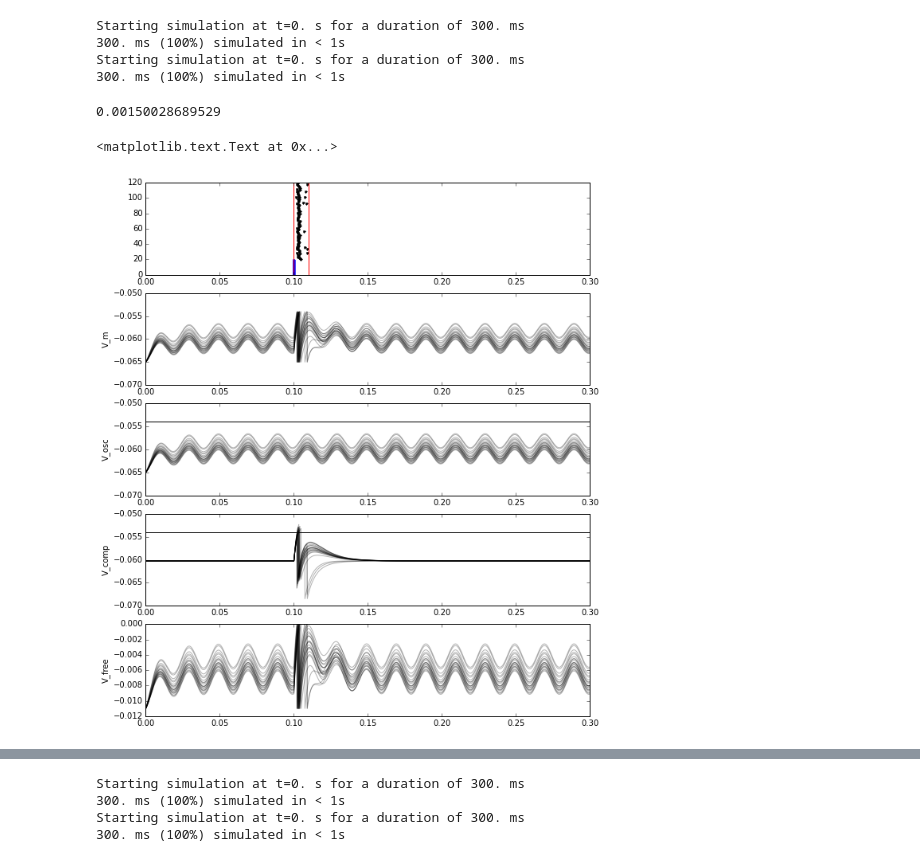
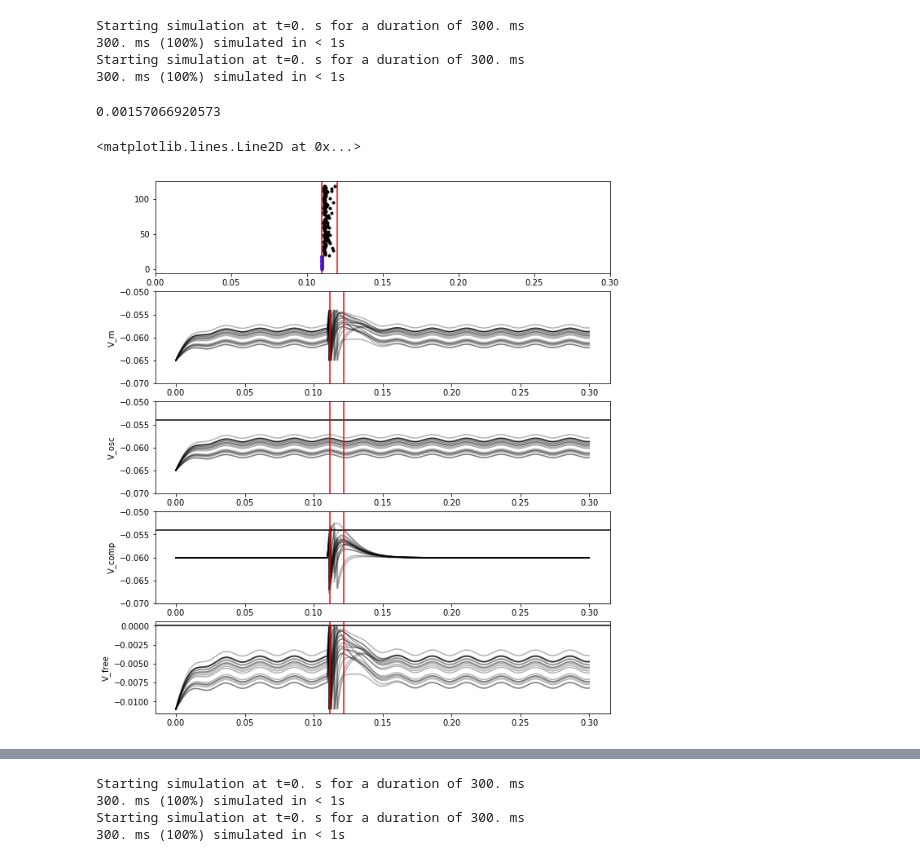
Before and after one commit to parenthetical-e/voltagebudget, a Jupyter notebook: ipynb/lif_testing.ipynb, the cells around one changed output, grey strips where cells are left out. Drawn from its saved outputs; the diff is of its cells as text; code cells hidden in the pictures.

```diff
--- a/ipynb/lif_testing.ipynb
+++ b/ipynb/lif_testing.ipynb
@@ -9,7 +9,7 @@ from fakespikes import util as fsutil
 t = 0.3
 
 k = 20
-t_stim = 0.1
+t_stim = 0.11
 dt = 1e-4
 w = 1e-4
 a = 10000
@@ -24,13 +24,13 @@ N = 100
 # w_in = 0.6e-9
 # bias = 5e-3
 
-f = 50 # 50
-A = 5e-3
+f = 40 # 50
+A = 1e-3
 r_b = 0.0
 
 ns_e, ts_e, vs = neurons.lif(t, N,
                              ns, ts,
-                             w_in=(0.3e-9, 0.2e-9 / 2), bias=(5e-3, 5e-3 / 5),
+                             w_in=(0.3e-9, 0.3e-9), bias=(5e-3, 5e-3 / 5),
                              f=f, A=A,
                              r_b=r_b,
                              time_step=dt)
@@ -44,7 +44,7 @@ m = np.logical_or(t_stim <= ts_e, ts_e <= (t_stim + 20e-3))
 y_sigma = np.std(ts_e[m])
 print(y_sigma)
 # %% [output]
-0.00150028689529
+0.00157066920573
 # %%
 plt.figure(figsize=(10, 12))
 plt.subplot(511)
@@ -53,32 +53,40 @@ plt.plot(ts_e, ns_e + k, '.k')
 plt.axvline(t_stim, color='red')
 plt.axvline(t_stim + 10e-3, color='red')
 plt.xlim(0, .3)
 
 plt.subplot(512)
 for j in range(20):
     plt.plot(times, vs['vm'][j, :], 'k', alpha=0.3);
 plt.ylim(-70e-3, -50e-3)
+plt.axvline(t_stim + 2e-3, color='red')
+plt.axvline(t_stim + 12e-3, color='red')
 plt.ylabel("V_m")
 
 plt.subplot(513)
 for j in range(20):
     plt.plot(times, vs['osc'][j, :], 'k', alpha=0.3);
 plt.axhline(-54e-3, color='black')
 plt.ylim(-70e-3, -50e-3)
+plt.axvline(t_stim + 2e-3, color='red')
+plt.axvline(t_stim + 12e-3, color='red')
 plt.ylabel("V_osc")
 
 plt.subplot(514)
 for j in range(20):
     plt.plot(times, vs['comp'][j, :], 'k', alpha=0.3);
 plt.axhline(-54e-3, color='black')
 plt.ylim(-70e-3, -50e-3)
+plt.axvline(t_stim + 2e-3, color='red')
+plt.axvline(t_stim + 12e-3, color='red')
 plt.ylabel("V_comp")
 
 plt.subplot(515)
 for j in range(20):
     plt.plot(times, vs['free'][j, :], 'k', alpha=0.3);
 plt.axhline(0, color='black')
 plt.ylabel("V_free")
+plt.axvline(t_stim + 2e-3, color='red')
+plt.axvline(t_stim + 12e-3, color='red')
 # %% [output]
-<matplotlib.text.Text at 0x...>
+<matplotlib.lines.Line2D at 0x...>
-[figure, old version]
+[figure, new version]
```
Also changed, not shown: parts of 4 cells of this notebook, 1 other file.
